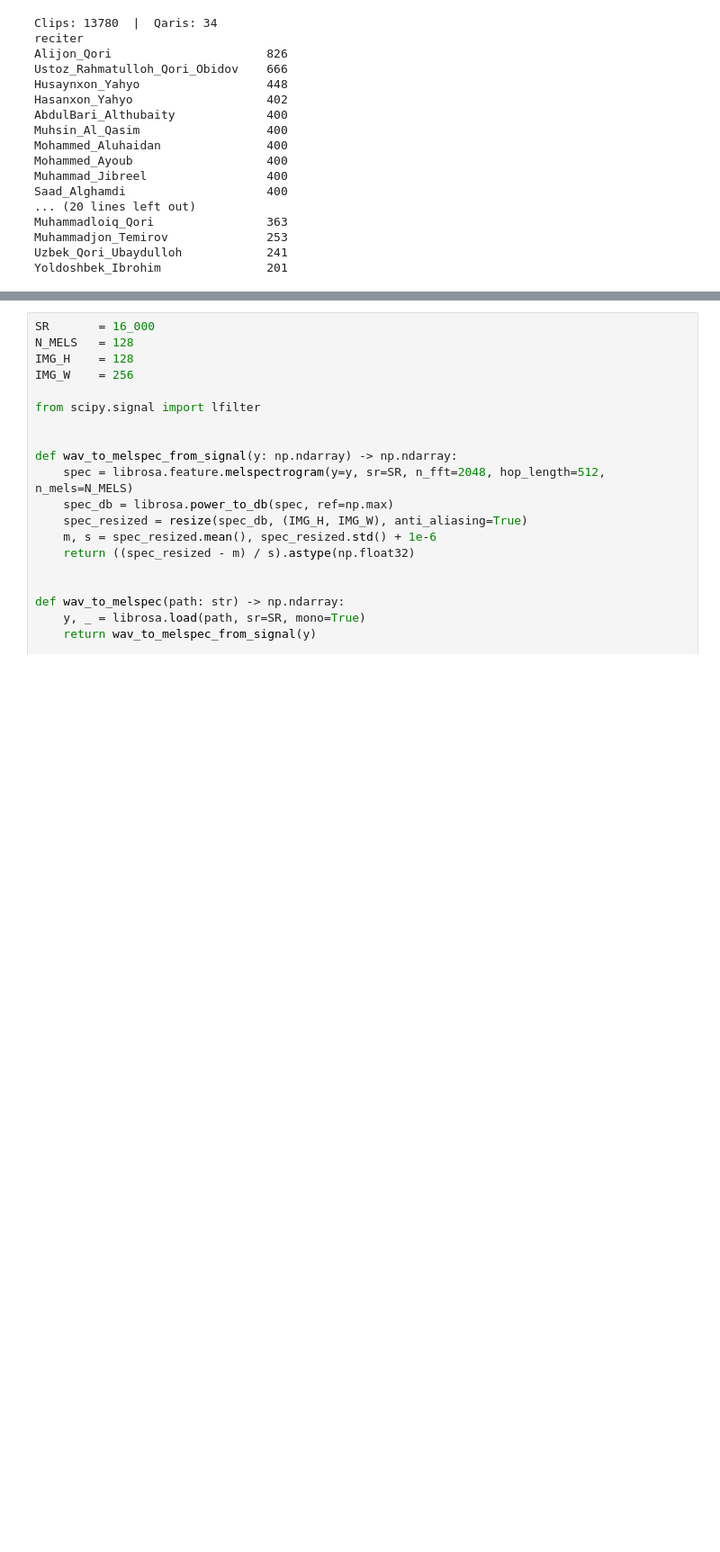
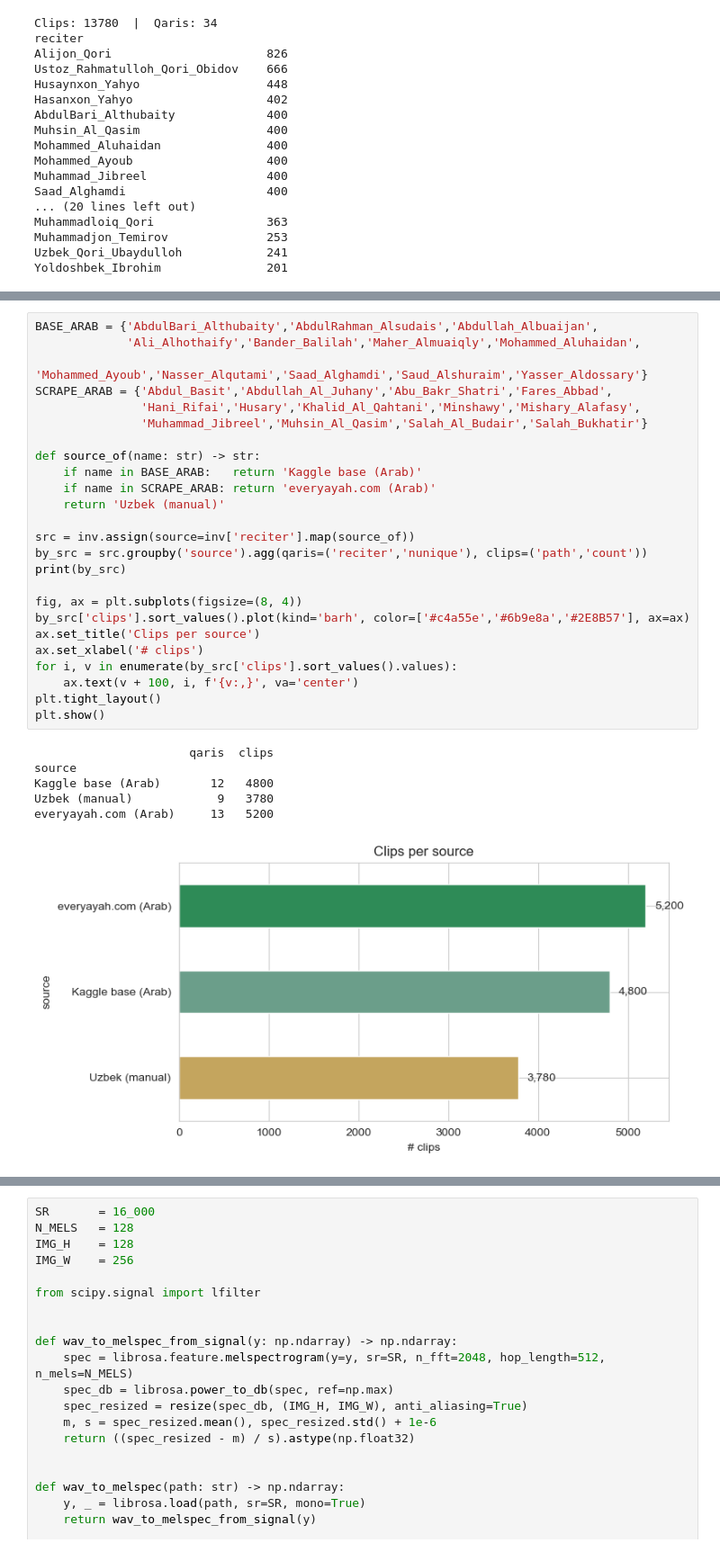
Before and after one commit to kruzimatov/quran-recitation-recognizer, a Jupyter notebook: quran_qari_cnn_executed.ipynb, the cells around one changed output, grey strips where cells are left out. Shown at 90% size. Saved outputs shown, nothing was run; the diff lists cells and outputs as text; blank space fills up the shorter version.

```diff
--- a/quran_qari_cnn_executed.ipynb
+++ b/quran_qari_cnn_executed.ipynb
@@ -98,0 +130,32 @@ Yoldoshbek_Ibrohim               201
+# %%
+BASE_ARAB = {'AbdulBari_Althubaity','AbdulRahman_Alsudais','Abdullah_Albuaijan',
+             'Ali_Alhothaify','Bander_Balilah','Maher_Almuaiqly','Mohammed_Aluhaidan',
+             'Mohammed_Ayoub','Nasser_Alqutami','Saad_Alghamdi','Saud_Alshuraim','Yasser_Aldossary'}
+SCRAPE_ARAB = {'Abdul_Basit','Abdullah_Al_Juhany','Abu_Bakr_Shatri','Fares_Abbad',
+               'Hani_Rifai','Husary','Khalid_Al_Qahtani','Minshawy','Mishary_Alafasy',
+               'Muhammad_Jibreel','Muhsin_Al_Qasim','Salah_Al_Budair','Salah_Bukhatir'}
+
+def source_of(name: str) -> str:
+    if name in BASE_ARAB:   return 'Kaggle base (Arab)'
+    if name in SCRAPE_ARAB: return 'everyayah.com (Arab)'
+    return 'Uzbek (manual)'
+
+src = inv.assign(source=inv['reciter'].map(source_of))
+by_src = src.groupby('source').agg(qaris=('reciter','nunique'), clips=('path','count'))
+print(by_src)
+
+fig, ax = plt.subplots(figsize=(8, 4))
+by_src['clips'].sort_values().plot(kind='barh', color=['#c4a55e','#6b9e8a','#2E8B57'], ax=ax)
+ax.set_title('Clips per source')
+ax.set_xlabel('# clips')
+for i, v in enumerate(by_src['clips'].sort_values().values):
+    ax.text(v + 100, i, f'{v:,}', va='center')
+plt.tight_layout()
+plt.show()
+# %% [output]
+                      qaris  clips
+source
+Kaggle base (Arab)       12   4800
+Uzbek (manual)            9   3780
+everyayah.com (Arab)     13   5200
+[figure, added]
```
Also changed, not shown: parts of 22 cells of this notebook, 3 other files.
